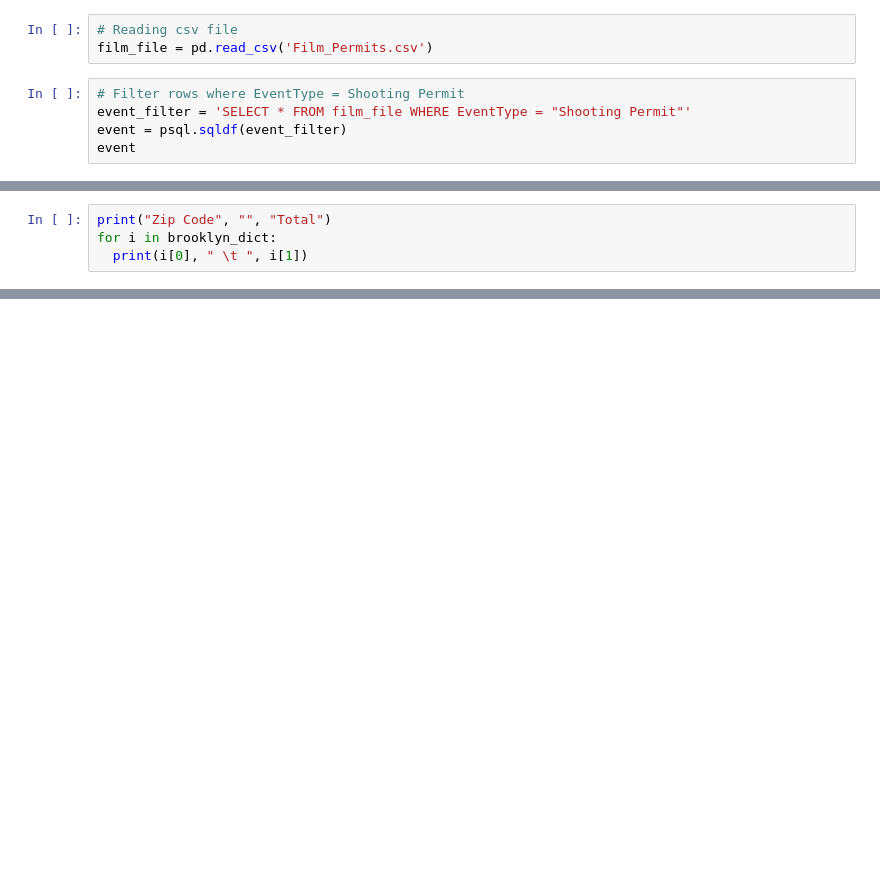
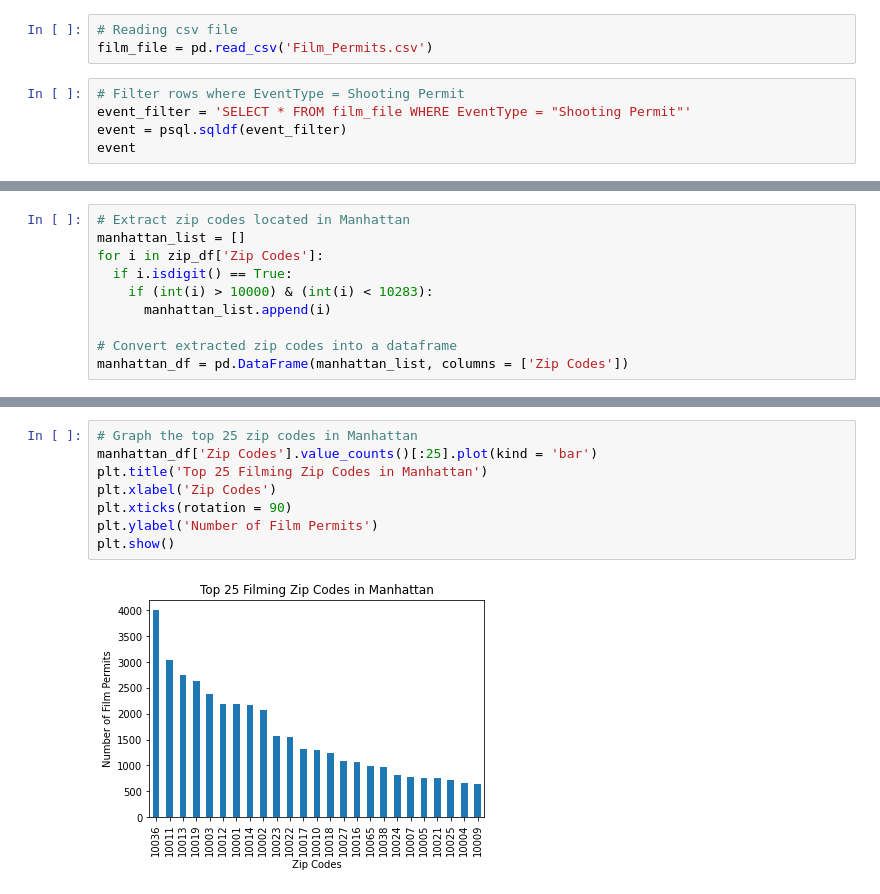
Before and after one commit to Jane23415/Data_Science_Project, a Jupyter notebook: Data_Science_Project.ipynb, the cells around one changed output, grey strips where cells are left out. Drawn from its saved outputs; the diff is of its cells as text; blank space fills up the shorter version.

```diff
--- a/Data_Science_Project.ipynb
+++ b/Data_Science_Project.ipynb
@@ -195,4 +62,0 @@ plt.show()
-# %%
-print("Zip Code", "", "Total")
-for i in brooklyn_dict:
-  print(i[0], " \t ", i[1])
@@ -278,0 +120,10 @@ Pie Chart:
+# %%
+# Extract zip codes located in Manhattan
+manhattan_list = []
+for i in zip_df['Zip Codes']:
+  if i.isdigit() == True:
+    if (int(i) > 10000) & (int(i) < 10283):
+      manhattan_list.append(i)
+
+# Convert extracted zip codes into a dataframe
+manhattan_df = pd.DataFrame(manhattan_list, columns = ['Zip Codes'])
@@ -278,0 +152,10 @@ Pie Chart:
+# %%
+# Graph the top 25 zip codes in Manhattan
+manhattan_df['Zip Codes'].value_counts()[:25].plot(kind = 'bar')
+plt.title('Top 25 Filming Zip Codes in Manhattan')
+plt.xlabel('Zip Codes')
+plt.xticks(rotation = 90)
+plt.ylabel('Number of Film Permits')
+plt.show()
+# %% [output]
+[figure, added]
```
Also changed, not shown: parts of 44 cells of this notebook.
